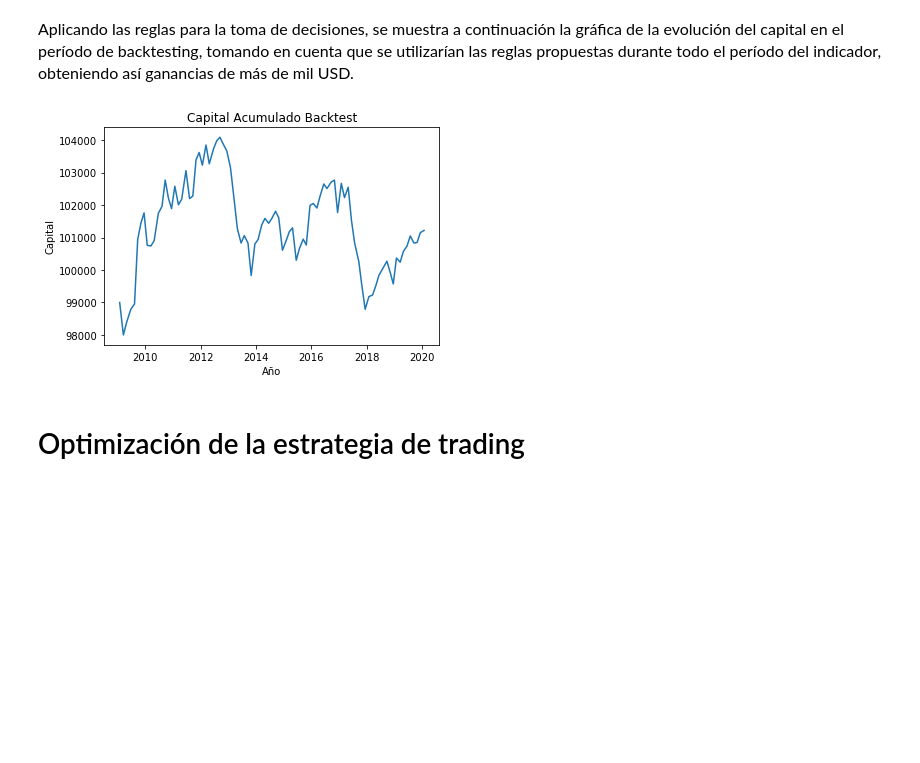
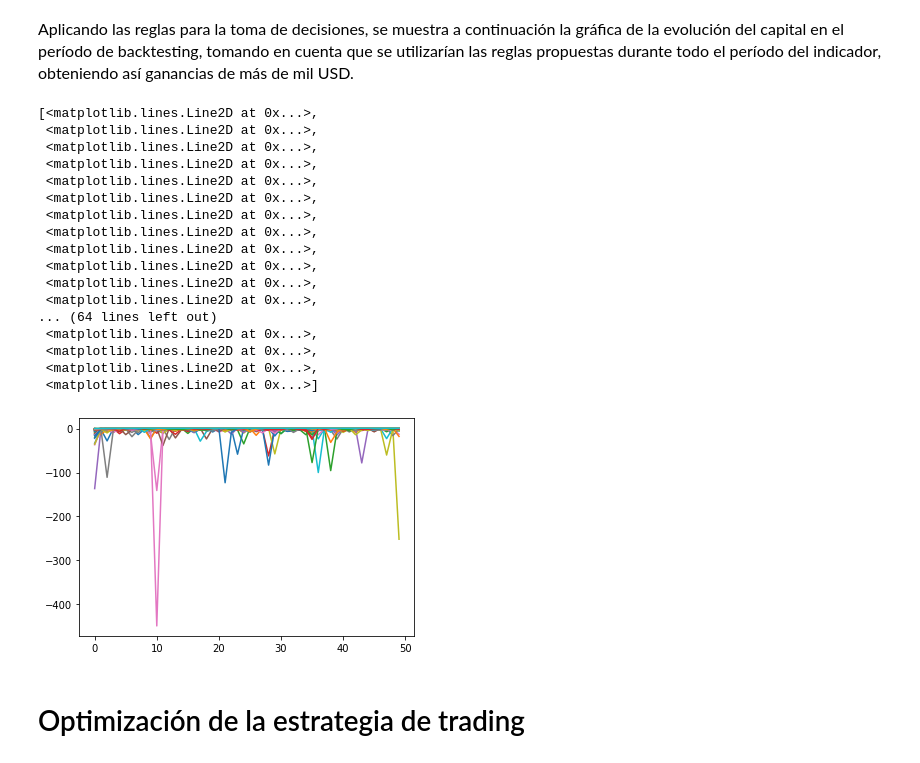
Before and after one commit to ferpinedot/ProyectoFinal_MST, a Jupyter notebook: Proyecto_equipo5.ipynb, the cells around one changed output. Cells and saved outputs as stored; diff of their text form; code cells hidden in the pictures; blank space fills up the shorter version.

Commit message:
gráfica sharpe

```diff
--- a/Proyecto_equipo5.ipynb
+++ b/Proyecto_equipo5.ipynb
@@ -970,10 +970,28 @@ NameError: name 'hist_sharpe' is not defined
 ## Capital acumulado backtest
 # %% [markdown]
 <font size =3> Aplicando las reglas para la toma de decisiones, se muestra a continuación la gráfica de la evolución del capital en el período de backtesting, tomando en cuenta que se utilizarían las reglas propuestas durante todo el período del indicador, obteniendo así ganancias de más de mil USD.
-# %%
-vn.capital_backtest(df_backtest)
-# %% [output]
-[figure, removed]
+# %%
+[_,_,_,hist_sharpe,_] = pickle.load(open('genetico2.sav','rb'))
+vn.capital_backtest(df_backtest)
+# %% [output]
+[<matplotlib.lines.Line2D at 0x...>,
+ <matplotlib.lines.Line2D at 0x...>,
+ <matplotlib.lines.Line2D at 0x...>,
+ <matplotlib.lines.Line2D at 0x...>,
+ <matplotlib.lines.Line2D at 0x...>,
+ <matplotlib.lines.Line2D at 0x...>,
+ <matplotlib.lines.Line2D at 0x...>,
+ <matplotlib.lines.Line2D at 0x...>,
+ <matplotlib.lines.Line2D at 0x...>,
+ <matplotlib.lines.Line2D at 0x...>,
+ <matplotlib.lines.Line2D at 0x...>,
+ <matplotlib.lines.Line2D at 0x...>,
+... (64 lines left out)
+ <matplotlib.lines.Line2D at 0x...>,
+ <matplotlib.lines.Line2D at 0x...>,
+ <matplotlib.lines.Line2D at 0x...>,
+ <matplotlib.lines.Line2D at 0x...>]
+[figure, added]
 # %% [markdown]
 # Optimización de la estrategia de trading
 # %% [markdown]
```
Also changed, not shown: parts of 1 cell of this notebook.
